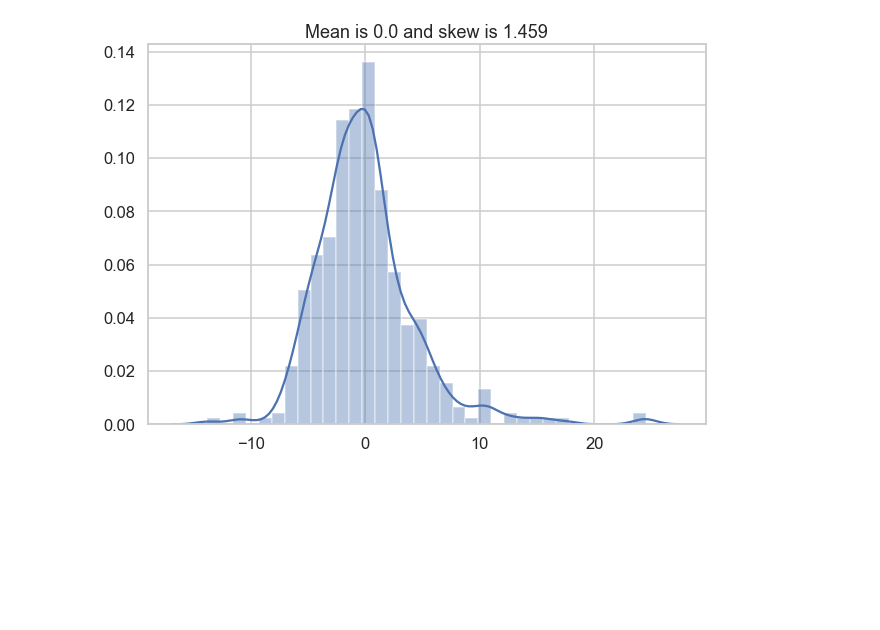
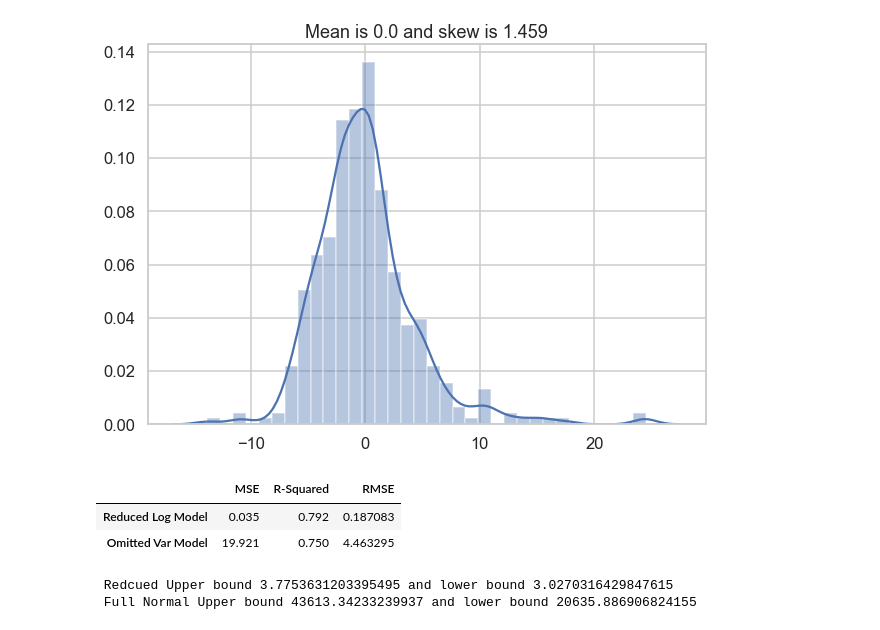
Before and after one commit to anushapalisetty/Data-Science-Bootcamp, a Jupyter notebook: Multivariable_Regression.ipynb, the cells around one changed output. Cells and saved outputs as stored; diff of their text form; code cells hidden in the pictures; blank space fills up the shorter version.

Commit message:
Model Evaluation

```diff
--- a/Multivariable_Regression.ipynb
+++ b/Multivariable_Regression.ipynb
@@ -452,4 +453,7 @@ plt.plot(y_train,y_train, color="red")
 plt.xlabel("Acutal log prices")
 plt.ylabel("Predicted log prices")
 plt.title("Actual vs Predicted")
+
+reduce_log_mse=round(results.mse_resid,3)
+reduce_log_rsquared=round(results.rsquared,3)
 # %% [output]
@@ -507,4 +510,10 @@ plt.plot(y_train,y_train, color="red")
 plt.xlabel("Acutal prices")
 plt.ylabel("Predicted  prices")
 plt.title(f"Actual vs Predicted corr{corr}")
+plt.show()
+
+# Mean Squared Error
+
+fullnormal_log_mse=round(results.mse_resid,3)
+fullnormal_log_rsquared=round(results.rsquared,3)
 # %% [output]
@@ -530,3 +538,24 @@ plt.title(f"Mean is {mean} and skew is {skew}")
 # %% [output]
 Text(0.5, 1.0, 'Mean is 0.0 and skew is 1.459')
 [figure]
+# %%
+pd.DataFrame({'MSE':[reduce_log_mse,fullnormal_log_mse],
+              'R-Squared':[reduce_log_rsquared,fullnormal_log_rsquared],
+             'RMSE':np.sqrt([reduce_log_mse,fullnormal_log_mse])},
+             index=["Reduced Log Model","Omitted Var Model"])
+# %% [output]
+|  | MSE | R-Squared | RMSE |
+| Reduced Log Model | 0.035 | 0.792 | 0.187083 |
+| Omitted Var Model | 19.921 | 0.750 | 4.463295 |
+# %%
+#mean=results.fittedvalues.mean()
+mean=np.log(30)
+std=np.sqrt(reduce_log_mse)
+upper_bound=mean+2*std
+lower_bound=mean-2*std
+print(f" Redcued Upper bound {upper_bound} and lower bound {lower_bound}")
+
+print(f" Full Normal Upper bound {np.e**upper_bound*1000} and lower bound {np.e**lower_bound * 1000}")
+# %% [output]
+ Redcued Upper bound 3.7753631203395495 and lower bound 3.0270316429847615
+ Full Normal Upper bound 43613.34233239937 and lower bound 20635.886906824155
```
Also changed, not shown: parts of 3 cells of this notebook, 2 other files.
